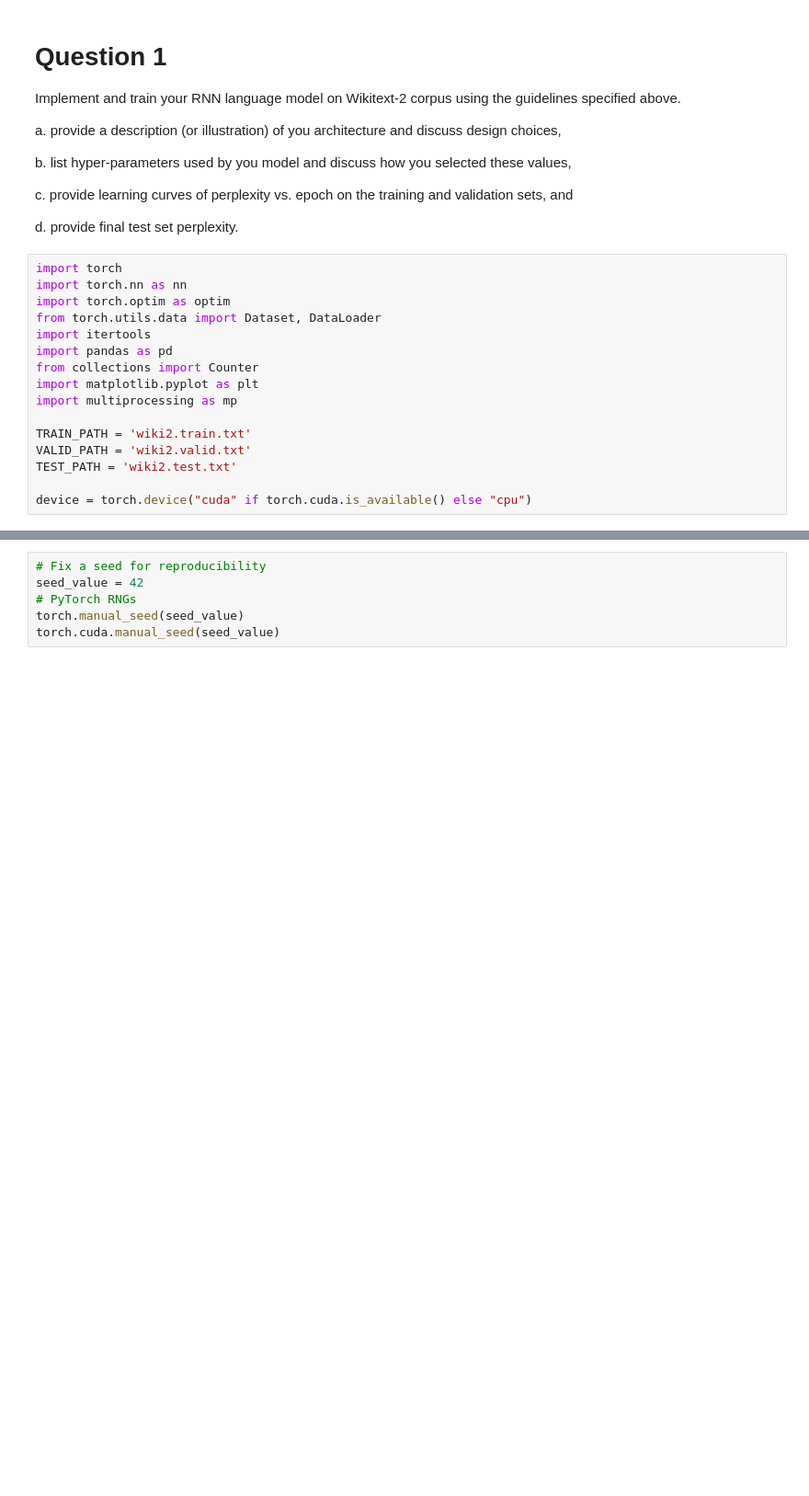
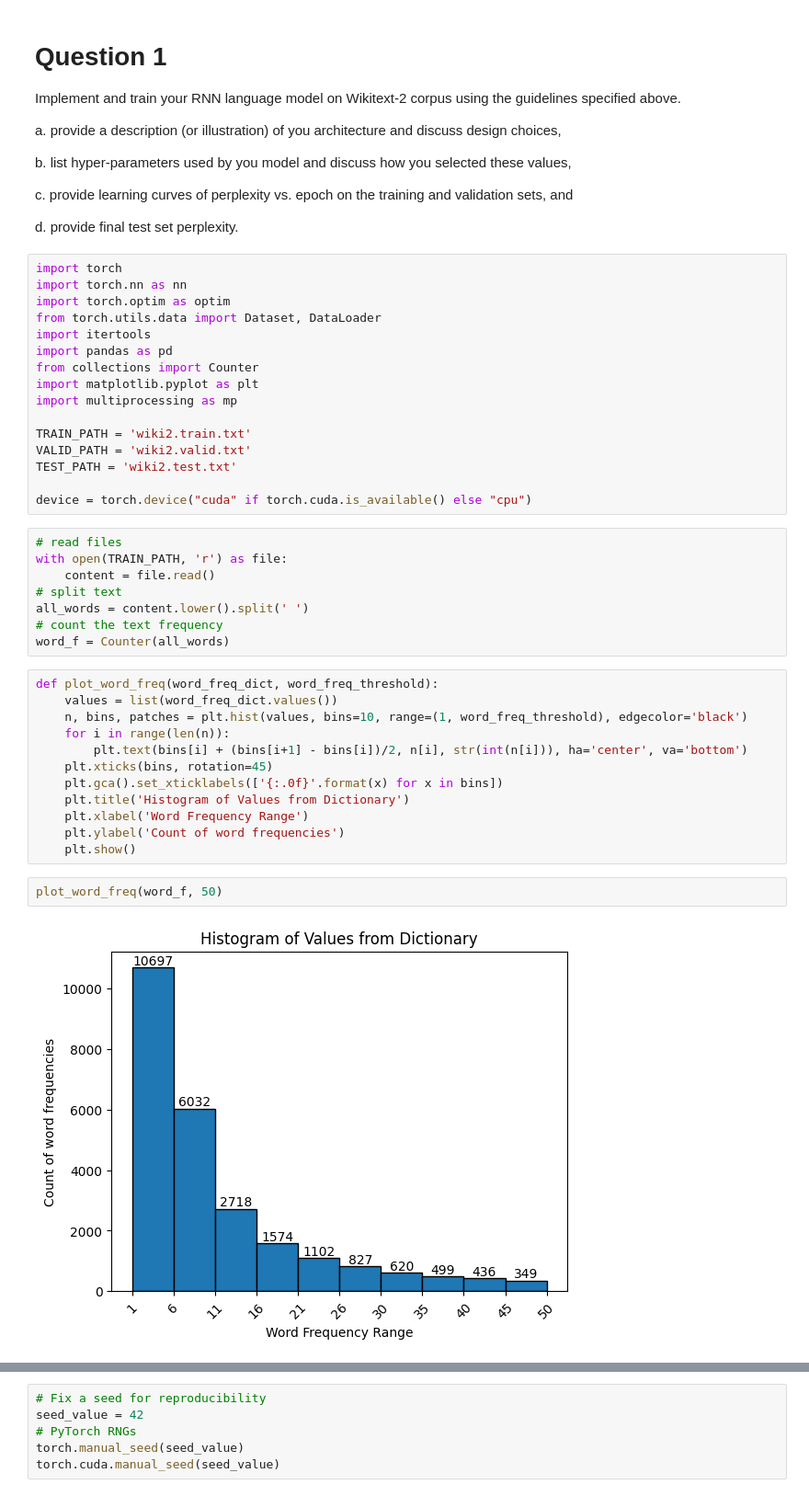
Before and after one commit to msai437-group3/hw4, a Jupyter notebook: RNN.ipynb, the cells around one changed output, grey strips where cells are left out. Shown at 92% size. Drawn from its saved outputs; the diff is of its cells as text; blank space fills up the shorter version.

```diff
--- a/RNN.ipynb
+++ b/RNN.ipynb
@@ -47,3 +47,27 @@ VALID_PATH = 'wiki2.valid.txt'
 TEST_PATH = 'wiki2.test.txt'
 
 device = torch.device("cuda" if torch.cuda.is_available() else "cpu")
+# %%
+# read files
+with open(TRAIN_PATH, 'r') as file:
+    content = file.read()
+# split text
+all_words = content.lower().split(' ')
+# count the text frequency
+word_f = Counter(all_words)
+# %%
+def plot_word_freq(word_freq_dict, word_freq_threshold):
+    values = list(word_freq_dict.values())
+    n, bins, patches = plt.hist(values, bins=10, range=(1, word_freq_threshold), edgecolor='black')
+    for i in range(len(n)):
+        plt.text(bins[i] + (bins[i+1] - bins[i])/2, n[i], str(int(n[i])), ha='center', va='bottom')
+    plt.xticks(bins, rotation=45)
+    plt.gca().set_xticklabels(['{:.0f}'.format(x) for x in bins])
+    plt.title('Histogram of Values from Dictionary')
+    plt.xlabel('Word Frequency Range')
+    plt.ylabel('Count of word frequencies')
+    plt.show()
+# %%
+plot_word_freq(word_f, 50)
+# %% [output]
+[figure, added]
```
Also changed, not shown: parts of 3 cells of this notebook.
